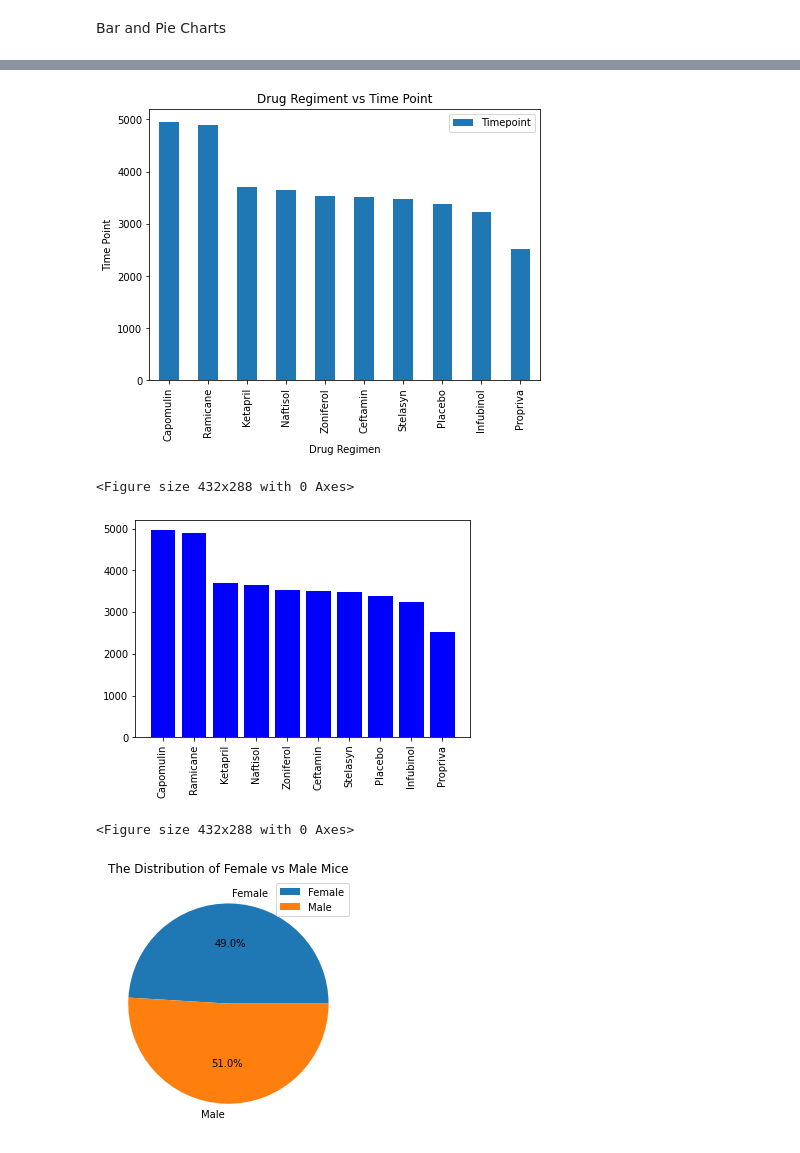
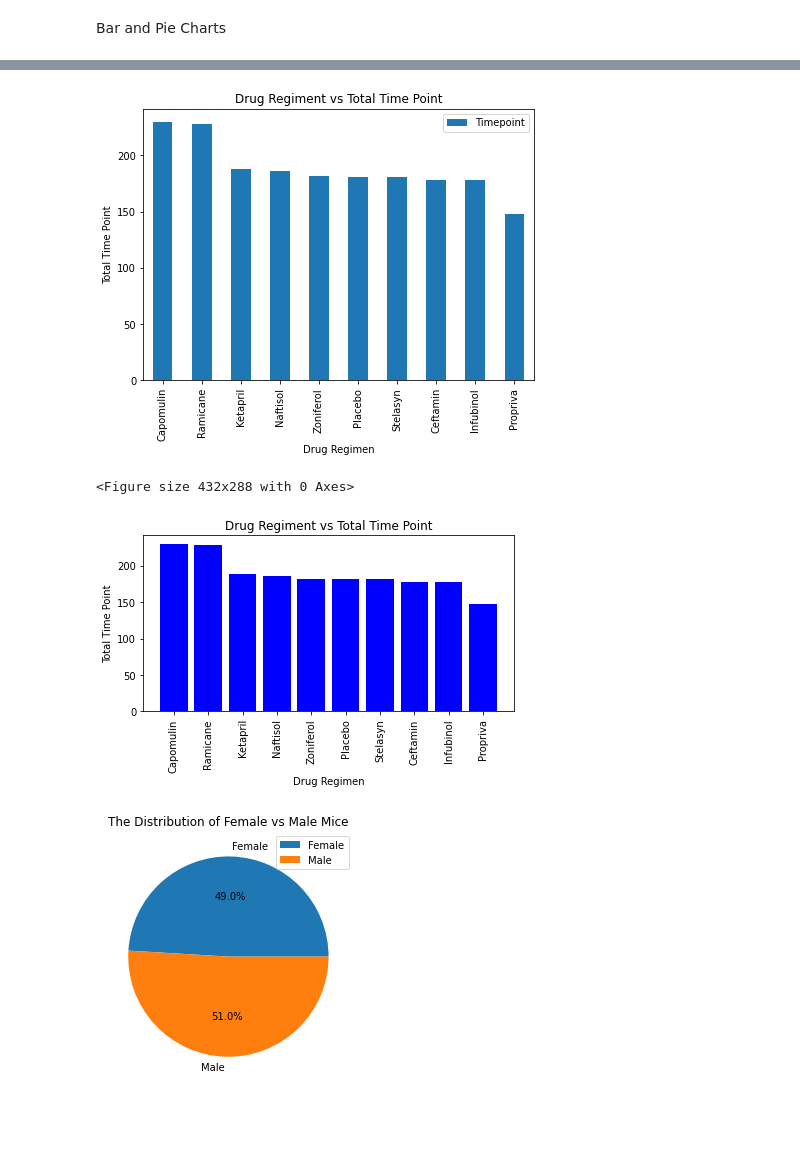
Before and after one commit to Alphaomegainfinity/matplotlib-challenge, a Jupyter notebook: Pymaceuticals/main.ipynb, the cells around one changed output, grey strips where cells are left out. Saved outputs shown, nothing was run; the diff lists cells and outputs as text; code cells hidden in the pictures; blank space fills up the shorter version.

Commit message:
adding a summary report and correcting a right chart

```diff
--- a/Pymaceuticals/main.ipynb
+++ b/Pymaceuticals/main.ipynb
@@ -170,5 +170,6 @@ agg_summary_table
 Bar and Pie Charts
 # %%
 #Set DataFrame for each drug regiment by using groupby
-drug_regiment = pd.DataFrame(clean_data.groupby(["Drug Regimen"]).sum()["Timepoint"])
+drug_regiment = pd.DataFrame(clean_data.groupby(["Drug Regimen"]).count()["Timepoint"])
 drug_regiment = drug_regiment.reset_index().sort_values(by='Timepoint', ascending = False)
+drug_regiment
@@ -176,28 +189,27 @@ drug_regiment = drug_regiment.reset_index().sort_values(by='Timepoint', ascendin
 # Generate a bar plot showing the total number of timepoints for all mice tested for each drug regimen using Pandas.
 drug_regiment_bar = drug_regiment.plot(x = "Drug Regimen", y= "Timepoint", kind = "bar", figsize = (7,5))
 drug_regiment_bar.set_xlabel ("Drug Regimen")
-drug_regiment_bar.set_ylabel ("Time Point")
-drug_regiment_bar.set_title ("Drug Regiment vs Time Point")
+drug_regiment_bar.set_ylabel ("Total Time Point")
+drug_regiment_bar.set_title ("Drug Regiment vs Total Time Point")
 plt.show()
 plt.tight_layout()
 # %% [output]
-[figure, old version]
+[figure, new version]
 <Figure size 432x288 with 0 Axes>
 # %%
 # Generate a bar plot showing the total number of timepoints for all mice tested for each drug regimen using pyplot.
-
-
 
 x_axis = np.arange(len(drug_regiment))
 tick_locations = [values for values in x_axis]
 plt.bar(x_axis, drug_regiment["Timepoint"], color = 'b', align = "center")
 plt.xticks(tick_locations, drug_regiment["Drug Regimen"], rotation = 90)
-
+plt.xlabel("Drug Regimen")
+plt.ylabel("Total Time Point")
+plt.title ("Drug Regiment vs Total Time Point")
+plt.tight_layout()
 plt.show()
-plt.tight_layout()
 # %% [output]
-[figure, old version]
+[figure, new version]
-<Figure size 432x288 with 0 Axes>
 # %%
 # Generate a pie plot showing the distribution of female versus male mice using Pandas
 gender_mice = clean_data.groupby(clean_data["Sex"]).count().plot ( y="Mouse ID", kind = "pie", autopct="%1.1f%%")
```
Also changed, not shown: parts of 1 cell of this notebook, 7 other files.
